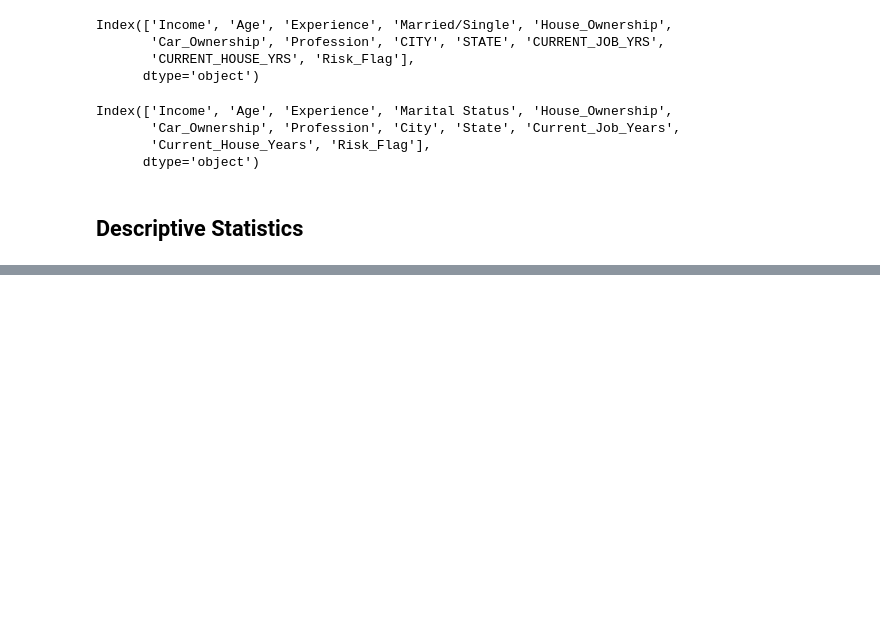
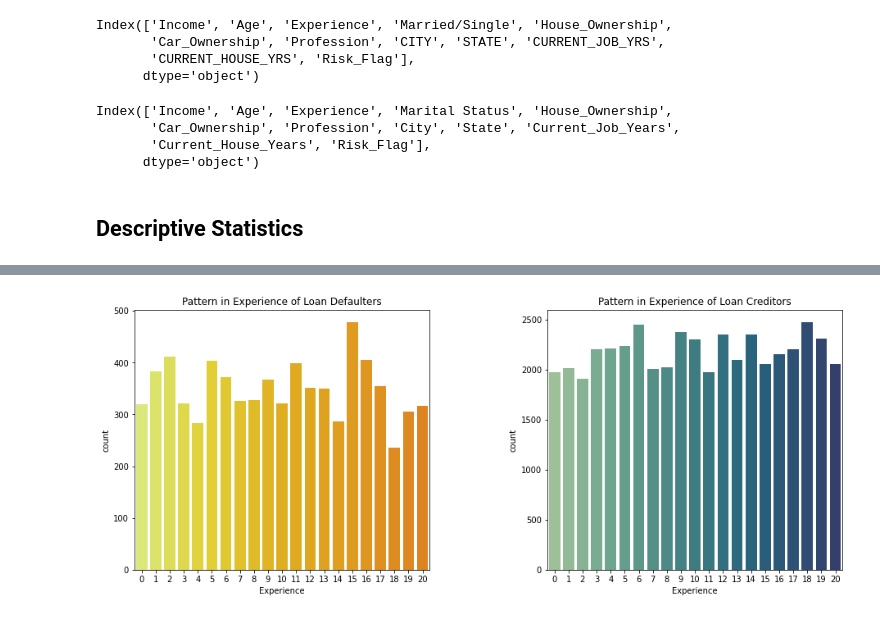
Before and after one commit to AmanCSE-1/Loan-Defaulter-Prediction-based-on-Customer-Behavior, a Jupyter notebook: main.ipynb, the cells around one changed output, grey strips where cells are left out. Cells and saved outputs as stored; diff of their text form; code cells hidden in the pictures; blank space fills up the shorter version.

```diff
--- a/main.ipynb
+++ b/main.ipynb
@@ -100,0 +145,13 @@ dtype: int64
+# %%
+plt.subplots_adjust(left=0, right=2, bottom=0, top=1.1, wspace=0.4, hspace=0.2)
+
+plt.subplot(1,2,1)
+sns.countplot(data=df[df['Risk_Flag']==1], x='Experience', palette='Wistia')
+plt.title('Pattern in Experience of Loan Defaulters')
+
+plt.subplot(1,2,2)
+sns.countplot(data=df[df['Risk_Flag']==0], x='Experience', palette='crest')
+plt.title('Pattern in Experience of Loan Creditors')
+plt.show()
+# %% [output]
+[figure, added]
```
Also changed, not shown: parts of 8 cells of this notebook.
